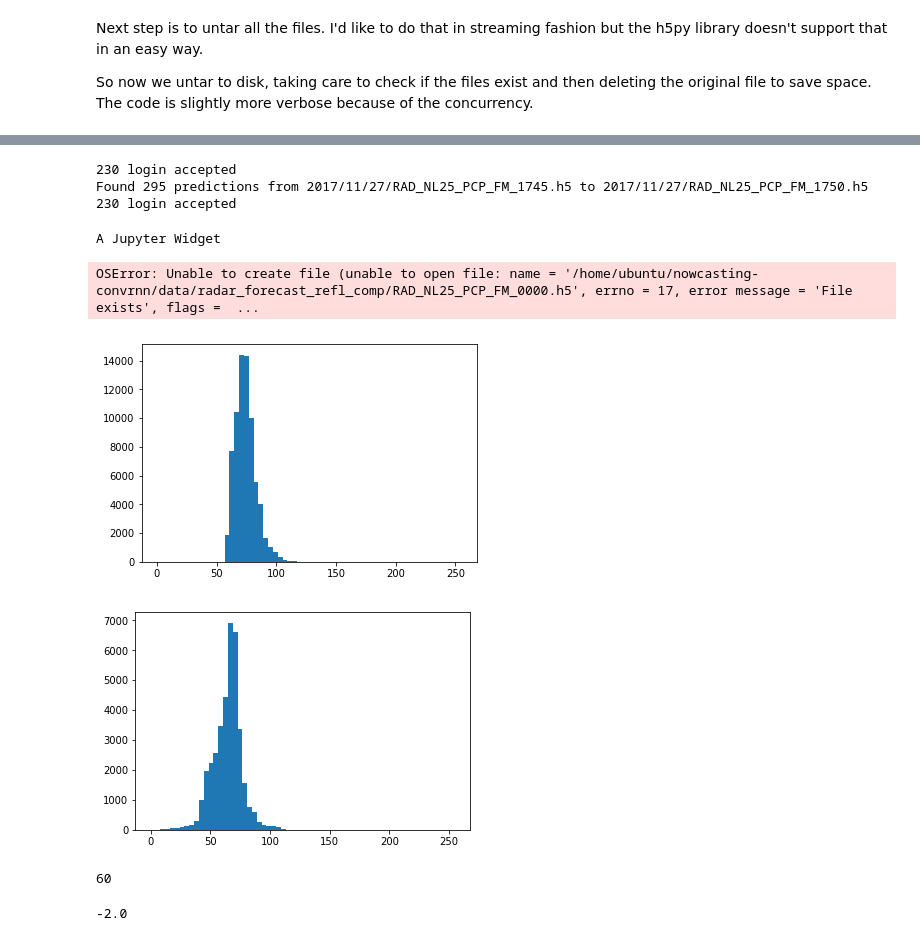
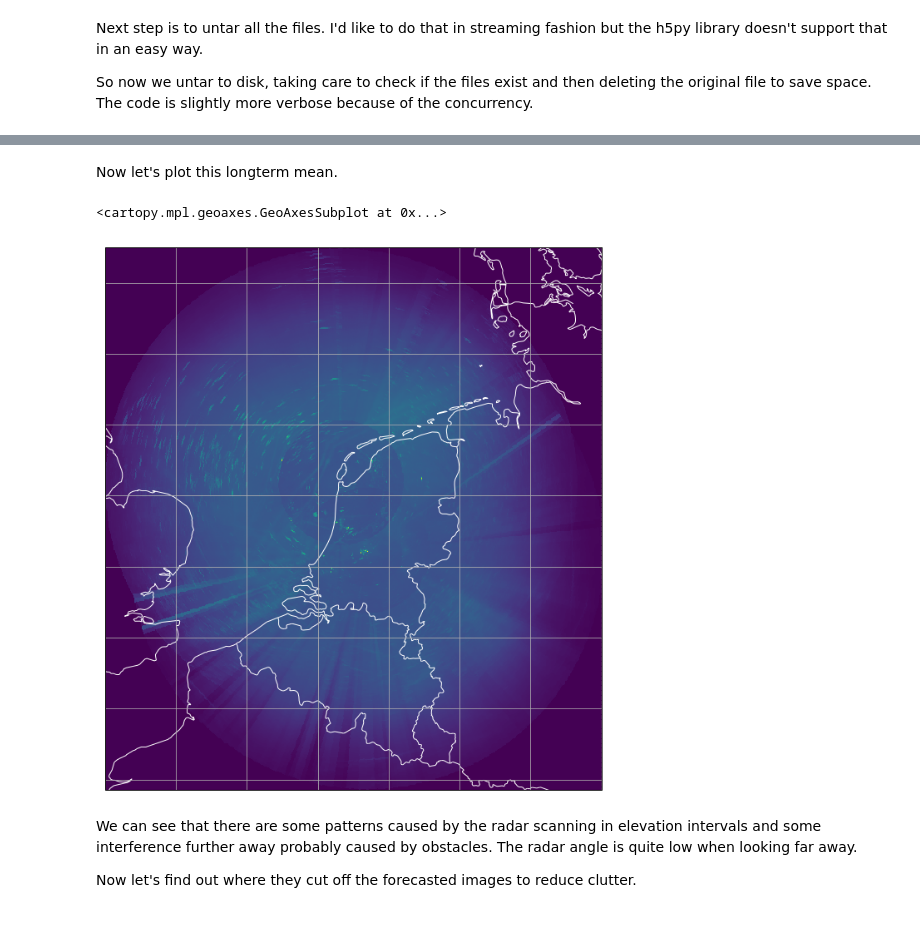
Before and after one commit to The-Fonz/nowcasting-convrnn, a Jupyter notebook: src/introduction-download-and-exploration.ipynb, the cells around one changed output, grey strips where cells are left out. Cells and saved outputs as stored; diff of their text form; code cells hidden in the pictures.

```diff
--- a/src/introduction-download-and-exploration.ipynb
+++ b/src/introduction-download-and-exploration.ipynb
@@ -160,0 +161,4 @@ geographic
+# %%
+ds = dataset.ReflCompDataset(utils.RADAR_REFL_COMP_DIR)
+print("File 20 contains:")
+print(ds.show_structure(-1))
@@ -294,35 +215,15 @@ NameError: name 'accumulator2' is not defined
-# %%
-with FTP('data.knmi.nl', timeout=10) as ftp:
-    print(ftp.login())
-    # Only data of last 24 hours is stored here
-    most_recent_year = sorted(ftp.nlst('/download/radar_forecast/1.0/noversion/'))[-1]
-    most_recent_month = sorted(ftp.nlst(most_recent_year))[-1]
-    # These 24 hours are usually divided over 2 days except when the clock strikes midnight
-    days = sorted(ftp.nlst(most_recent_month))
-    predictions = []
-    for day in days:
-        # Use extend cause ftp.nlst returns array of arrays
-        predictions.extend(ftp.nlst(day))
-    # Split limited number of times to show the year/month/day folders
-    print("Found {} predictions from {} to {}".format(
-        len(predictions),
-        predictions[0].split('/',5)[-1],
-        predictions[1].split('/',5)[-1]))
-
-    # Download last day of predictions
-    for ftp_url in tqdm_notebook(predictions, desc="Downloading files", unit="file"):
-        utils.download_cache_ftp(utils.RADAR_FORECAST_REFL_COMP_DIR, ftp, ftp_url, verbose=False)
-# %% [output]
-230 login accepted
-Found 295 predictions from 2017/11/27/RAD_NL25_PCP_FM_1745.h5 to 2017/11/27/RAD_NL25_PCP_FM_1750.h5
-230 login accepted
-A Jupyter Widget
-# %%
-predh5s = sorted(glob.glob(os.path.join(utils.RADAR_FORECAST_REFL_COMP_DIR, '*.h5')))
-hfs = []
-for p in predh5s:
-    hf = h5py.File(p)
-    hfs.append(hf)
-# %% [output]
-OSError: Unable to create file (unable to open file: name = '/home/ubuntu/nowcasting-convrnn/data/radar_forecast_refl_comp/RAD_NL25_PCP_FM_0000.h5', errno = 17, error message = 'File exists', flags =  ...
+# %% [markdown]
+Now let's plot this longterm mean.
+# %%
+#[250:550,200:500]
+img_data = ds[0]['image1/image_data']
+img_data[img_data==255] = 0
+utils.plotting.plot_radar(ds[0], longterm_mean)
+# %% [output]
+<cartopy.mpl.geoaxes.GeoAxesSubplot at 0x...>
+[figure, added]
+# %% [markdown]
+We can see that there are some patterns caused by the radar scanning in elevation intervals and some interference further away probably caused by obstacles. The radar angle is quite low when looking far away.
+
+Now let's find out where they cut off the forecasted images to reduce clutter.
 # %%
@@ -338,22 +242,3 @@ hfs[0].visititems(get_img_data)
 
 # They might have been visited in arbitrary order
 img_data = [d for i,d in sorted(img_data, key=lambda o: o[0])]
-# %%
-# 60 cutoff
-plt.hist(img_data[0][img_data[0]>0].flatten(), bins=255//4, range=(0,255));
-# %% [output]
-[figure, removed]
-# %%
-a = np.array(ds[0]['image1/image_data'])
-plt.hist(a[(a>0)&(a<255)].flatten(), bins=255//4, range=(0,255));
-# %% [output]
-[figure, removed]
-# %%
-img_data[0][img_data[0]>0].flatten().min()
-# %% [output]
-60
-# %%
-pv = 60
-.5 * pv + -32
-# %% [output]
--2.0
```
Also changed, not shown: parts of 23 cells of this notebook, 5 other files.
